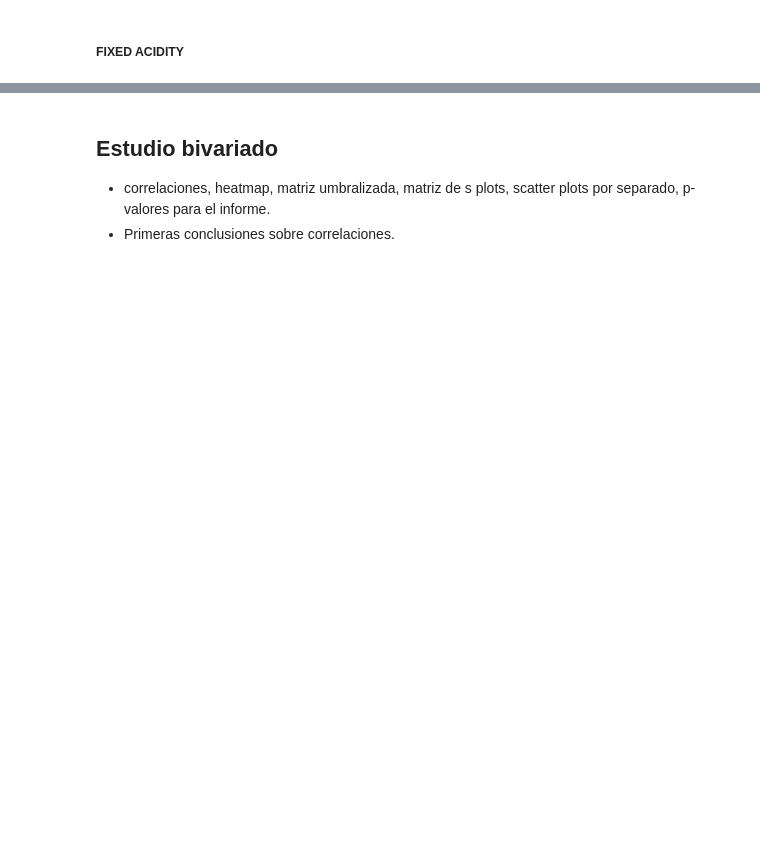
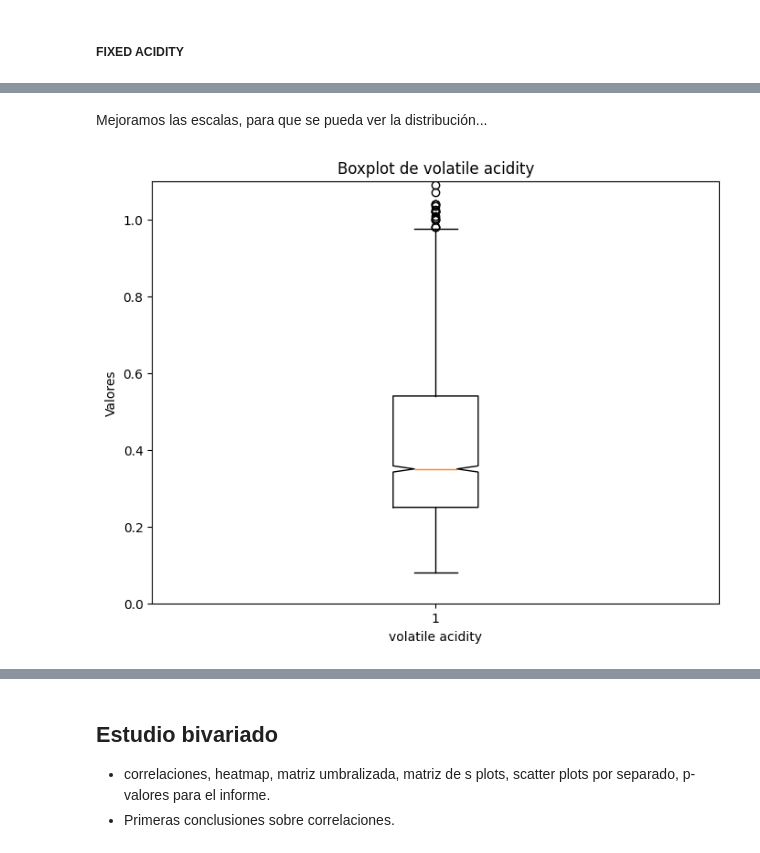
Before and after one commit to Matias914/Wine-Quality-Analysis, a Jupyter notebook: notebook_tpe.ipynb, the cells around one changed output, grey strips where cells are left out. Saved outputs shown, nothing was run; the diff lists cells and outputs as text; code cells hidden in the pictures; blank space fills up the shorter version.

```diff
--- a/notebook_tpe.ipynb
+++ b/notebook_tpe.ipynb
@@ -615,0 +627,12 @@ Distribución: está sesgada a la derecha lo que se ve en su Skewness > 0. Prese
+# %% [markdown]
+Mejoramos las escalas, para que se pueda ver la distribución...
+# %%
+plt.figure(figsize=(8, 6))
+plt.boxplot(preprocessed_ds['volatile acidity'], notch=True)
+plt.title(f'Boxplot de volatile acidity')
+plt.xlabel('volatile acidity')
+plt.ylabel('Valores')
+plt.ylim(0, 1.1)
+plt.show()
+# %% [output]
+[figure, added]
```
Also changed, not shown: parts of 51 cells of this notebook, 1 other file.
